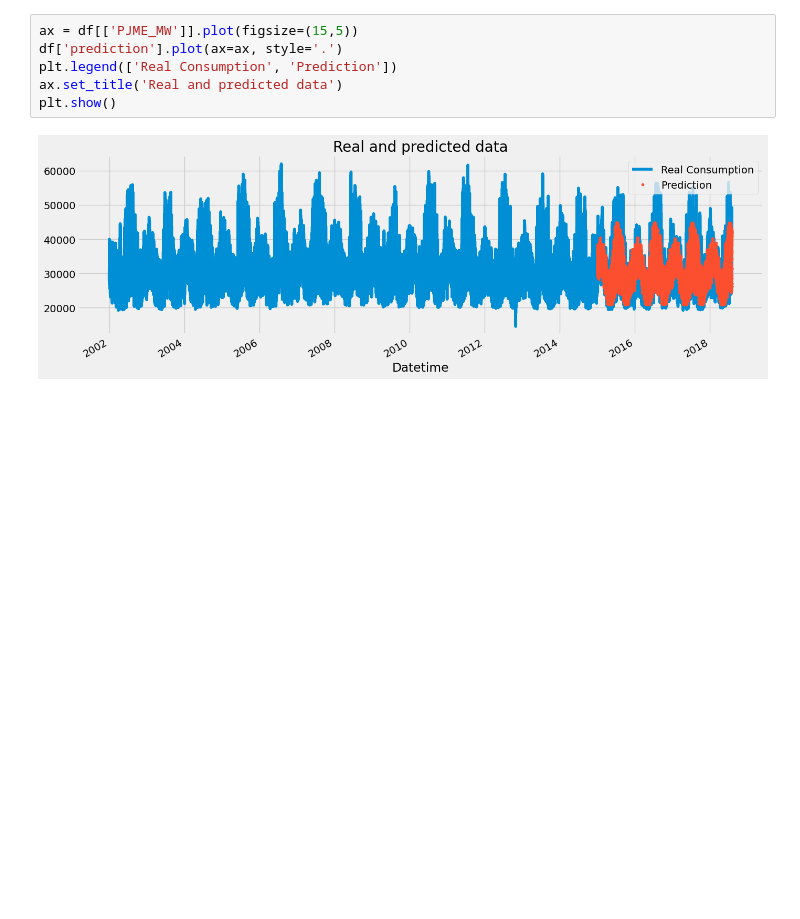
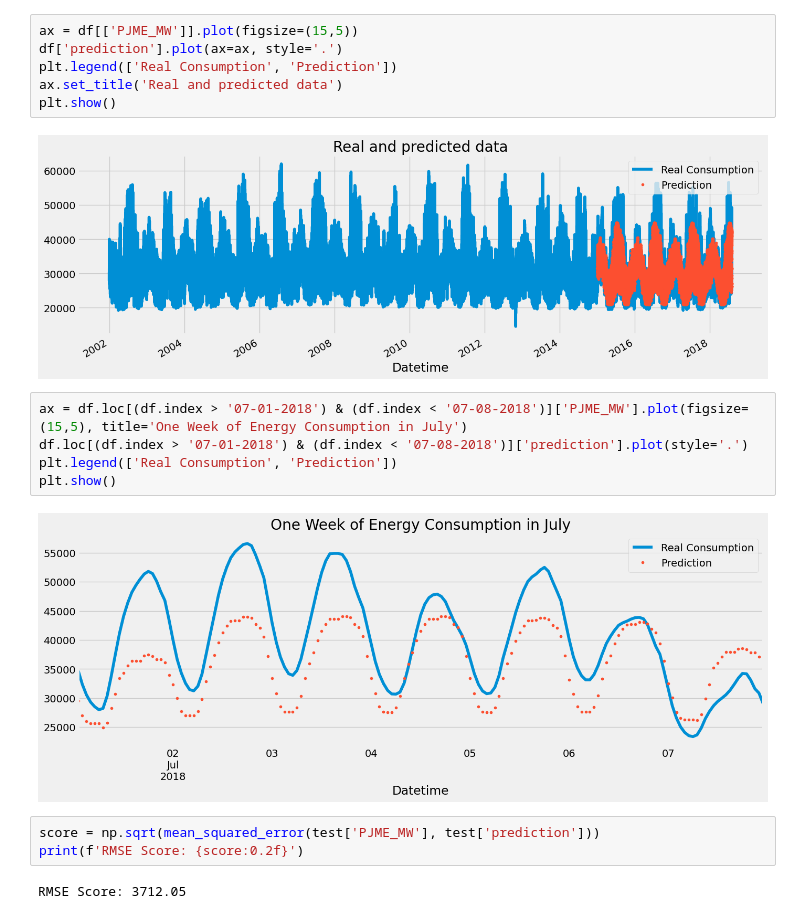
Before and after one commit to CB200999/TimeSeriesForcasting, a Jupyter notebook: TimeSeriesForcasting_with_XGBoost_EnergyConsumption.ipynb, the cells around one changed output. Drawn from its saved outputs; the diff is of its cells as text; blank space fills up the shorter version.

```diff
--- a/TimeSeriesForcasting_with_XGBoost_EnergyConsumption.ipynb
+++ b/TimeSeriesForcasting_with_XGBoost_EnergyConsumption.ipynb
@@ -167,3 +167,15 @@ ax.set_title('Real and predicted data')
 plt.show()
 # %% [output]
 [figure]
+# %%
+ax = df.loc[(df.index > '07-01-2018') & (df.index < '07-08-2018')]['PJME_MW'].plot(figsize=(15,5), title='One Week of Energy Consumption in July')
+df.loc[(df.index > '07-01-2018') & (df.index < '07-08-2018')]['prediction'].plot(style='.')
+plt.legend(['Real Consumption', 'Prediction'])
+plt.show()
+# %% [output]
+[figure, added]
+# %%
+score = np.sqrt(mean_squared_error(test['PJME_MW'], test['prediction']))
+print(f'RMSE Score: {score:0.2f}')
+# %% [output]
+RMSE Score: 3712.05
```
